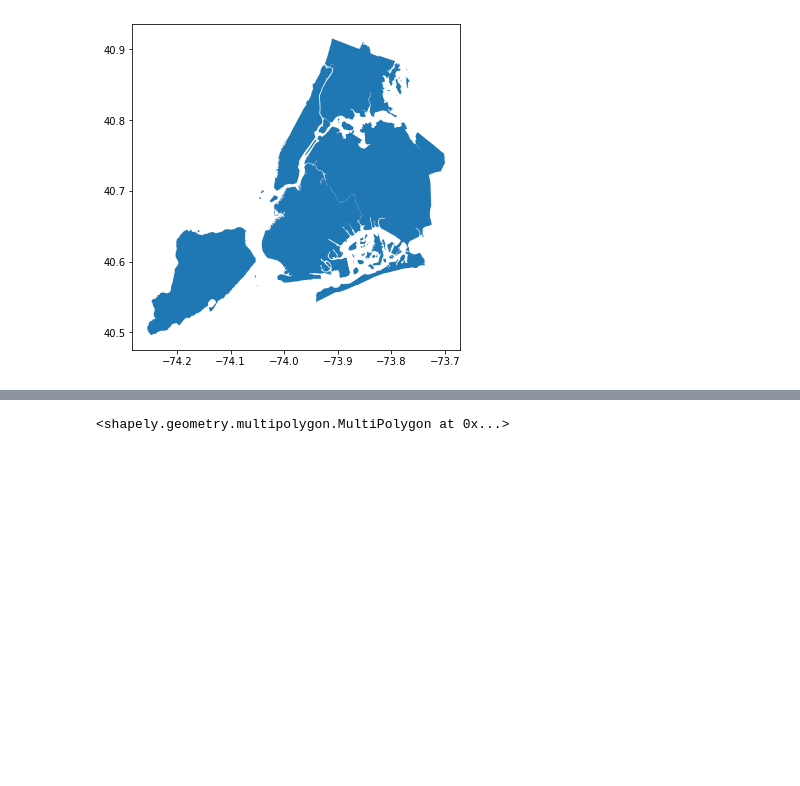
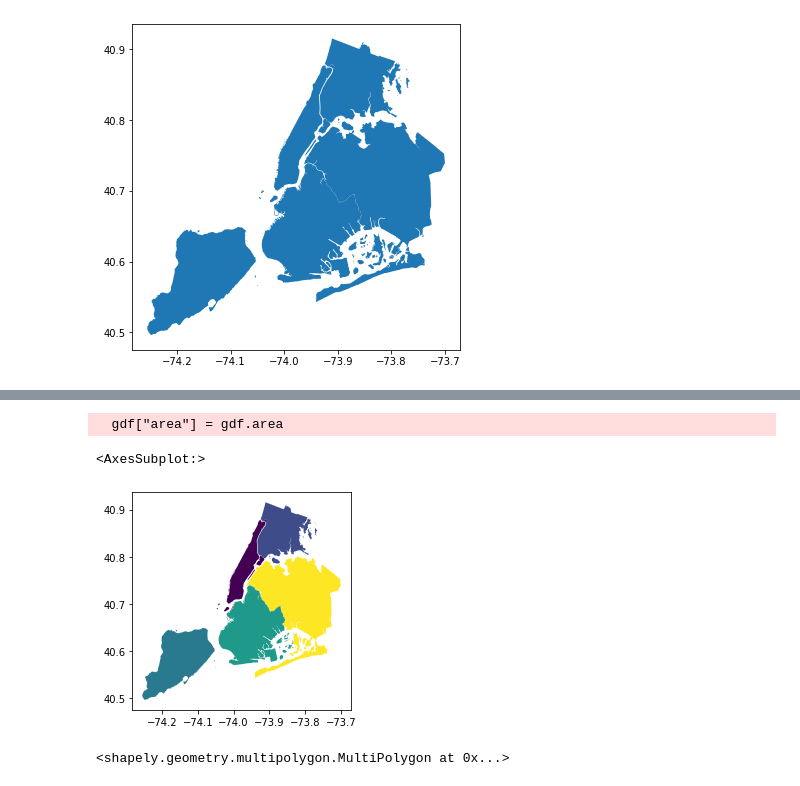
Before and after one commit to hans-elliott99/python-ml, a Jupyter notebook: geospatial/geopandas.ipynb, the cells around one changed output, grey strips where cells are left out. Drawn from its saved outputs; the diff is of its cells as text; code cells hidden in the pictures; blank space fills up the shorter version.

```diff
--- a/geospatial/geopandas.ipynb
+++ b/geospatial/geopandas.ipynb
@@ -149,3 +170,10 @@ plt.show()
+# %%
+gdf["area"] = gdf.area
+gdf.plot("area")
+# %% [output]
+  gdf["area"] = gdf.area
+<AxesSubplot:>
+[figure, added]
 # %%
 gdf.loc["Queens", 'geometry']
 # %% [output]
```
Also changed, not shown: parts of 14 cells of this notebook.
